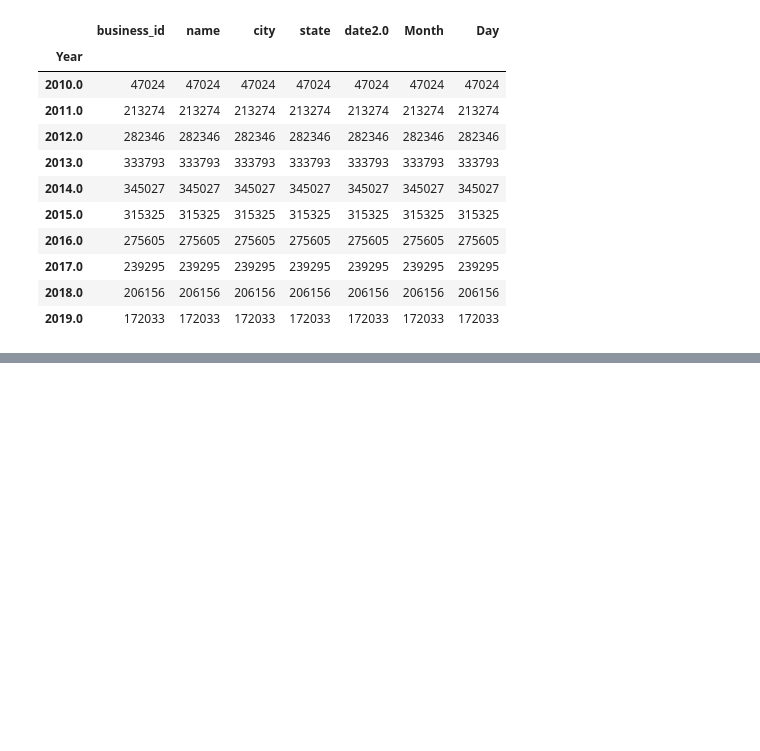
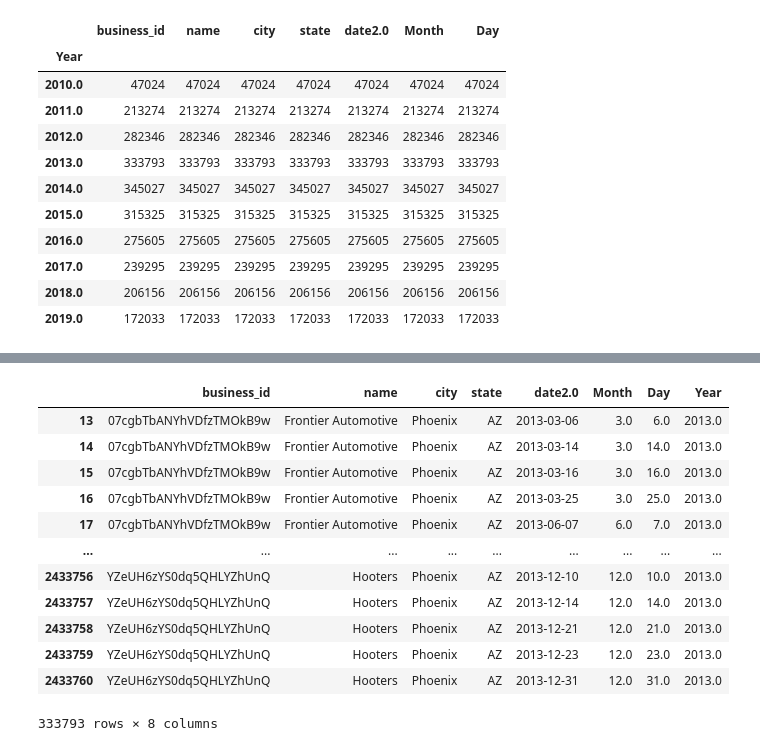
Before and after one commit to egitit/Yelp_Business_Check-ins_and_The-Weather, a Jupyter notebook: yelp_checkin_eda.ipynb, the cells around one changed output, grey strips where cells are left out. Cells and saved outputs as stored; diff of their text form; code cells hidden in the pictures; blank space fills up the shorter version.

```diff
--- a/yelp_checkin_eda.ipynb
+++ b/yelp_checkin_eda.ipynb
@@ -485,4 +514,19 @@ checkins_2012 = phx_checkins.loc[phx_checkins['Year'] == 2012]
 # %%
 checkins_2013 = phx_checkins.loc[phx_checkins['Year'] == 2013]
+checkins_2013
+# %% [output]
+|  | business_id | name | city | state | date2.0 | Month | Day | Year |
+| 13 | 07cgbTbANYhVDfzTMOkB9w | Frontier Automotive | Phoenix | AZ | 2013-03-06 | 3.0 | 6.0 | 2013.0 |
+| 14 | 07cgbTbANYhVDfzTMOkB9w | Frontier Automotive | Phoenix | AZ | 2013-03-14 | 3.0 | 14.0 | 2013.0 |
+| 15 | 07cgbTbANYhVDfzTMOkB9w | Frontier Automotive | Phoenix | AZ | 2013-03-16 | 3.0 | 16.0 | 2013.0 |
+| 16 | 07cgbTbANYhVDfzTMOkB9w | Frontier Automotive | Phoenix | AZ | 2013-03-25 | 3.0 | 25.0 | 2013.0 |
+| 17 | 07cgbTbANYhVDfzTMOkB9w | Frontier Automotive | Phoenix | AZ | 2013-06-07 | 6.0 | 7.0 | 2013.0 |
+| ... | ... | ... | ... | ... | ... | ... | ... | ... |
+| 2433756 | YZeUH6zYS0dq5QHLYZhUnQ | Hooters | Phoenix | AZ | 2013-12-10 | 12.0 | 10.0 | 2013.0 |
+| 2433757 | YZeUH6zYS0dq5QHLYZhUnQ | Hooters | Phoenix | AZ | 2013-12-14 | 12.0 | 14.0 | 2013.0 |
+| 2433758 | YZeUH6zYS0dq5QHLYZhUnQ | Hooters | Phoenix | AZ | 2013-12-21 | 12.0 | 21.0 | 2013.0 |
+| 2433759 | YZeUH6zYS0dq5QHLYZhUnQ | Hooters | Phoenix | AZ | 2013-12-23 | 12.0 | 23.0 | 2013.0 |
+| 2433760 | YZeUH6zYS0dq5QHLYZhUnQ | Hooters | Phoenix | AZ | 2013-12-31 | 12.0 | 31.0 | 2013.0 |
+333793 rows × 8 columns
 # %%
 checkins_2014 = phx_checkins.loc[phx_checkins['Year'] == 2014]
```
Also changed, not shown: parts of 11 cells of this notebook, 1 other file.
